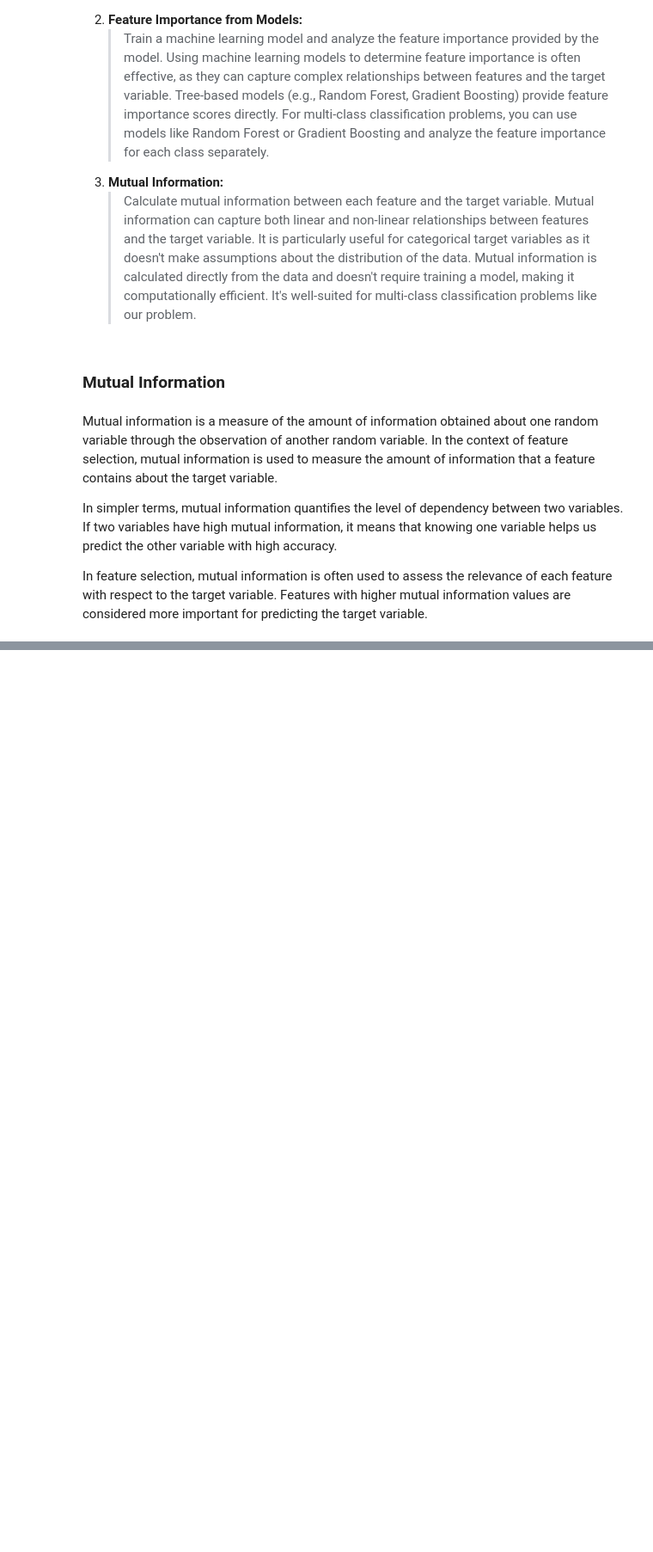
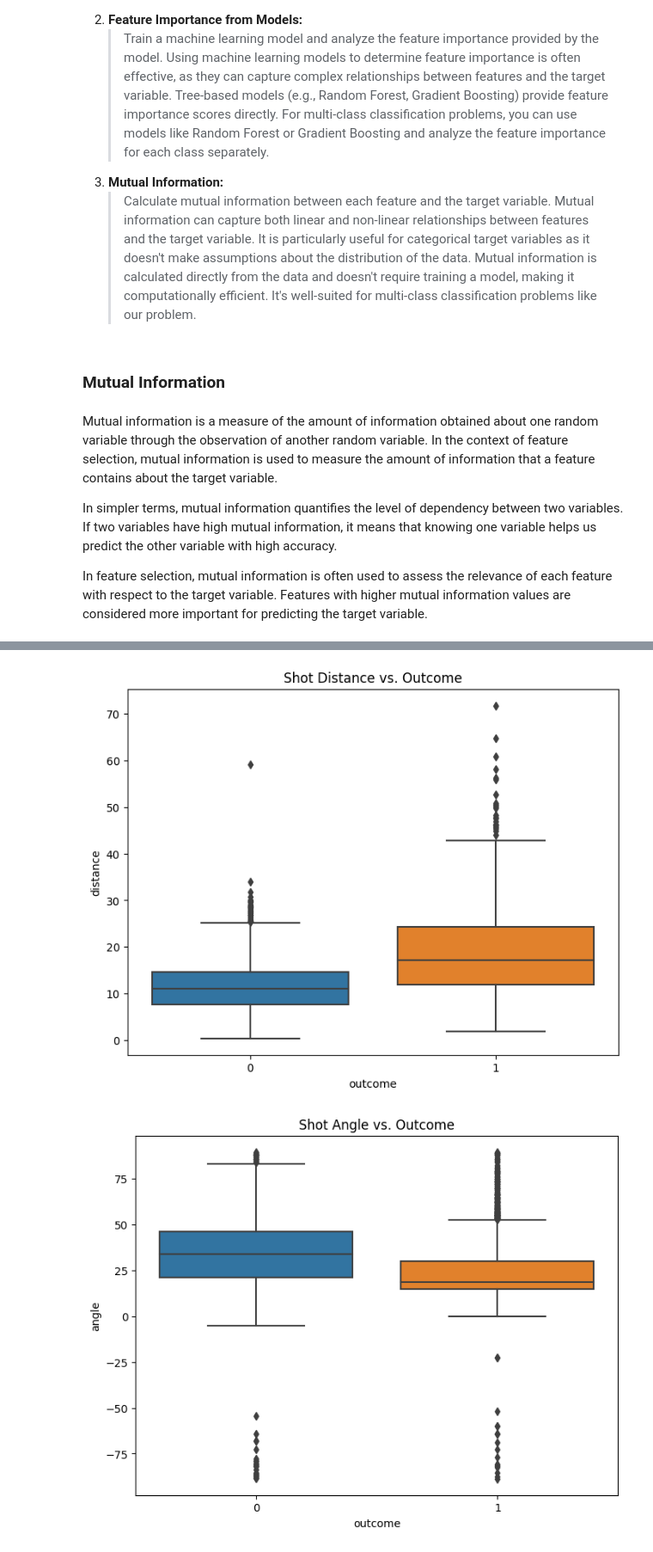
Before and after one commit to SoheilHajianManesh/Data-Sciense-Course-Projects, a Jupyter notebook: CA5/CA5.ipynb, the cells around one changed output, grey strips where cells are left out. Shown at 86% size. Drawn from its saved outputs; the diff is of its cells as text; code cells hidden in the pictures; blank space fills up the shorter version.

```diff
--- a/CA5/CA5.ipynb
+++ b/CA5/CA5.ipynb
@@ -335,0 +380,16 @@ plt.show()
+# %%
+def plot_boxplot(df, x_col, y_col, title):
+    plt.figure(figsize=(8, 6))
+    sns.boxplot(x=x_col, y=y_col, data=df)
+    plt.title(title)
+    plt.show()
+
+
+plot_boxplot(football_df, "outcome", "distance", "Shot Distance vs. Outcome")
+plot_boxplot(football_df, "outcome", "angle", "Shot Angle vs. Outcome")
+plot_boxplot(football_df, "outcome", "interveningOpponents", "Intervening Opponents vs. Outcome")
+
+plt.show()
+# %% [output]
+[figure, added]
+[figure, added]
```
Also changed, not shown: parts of 23 cells of this notebook, 1 other file.
